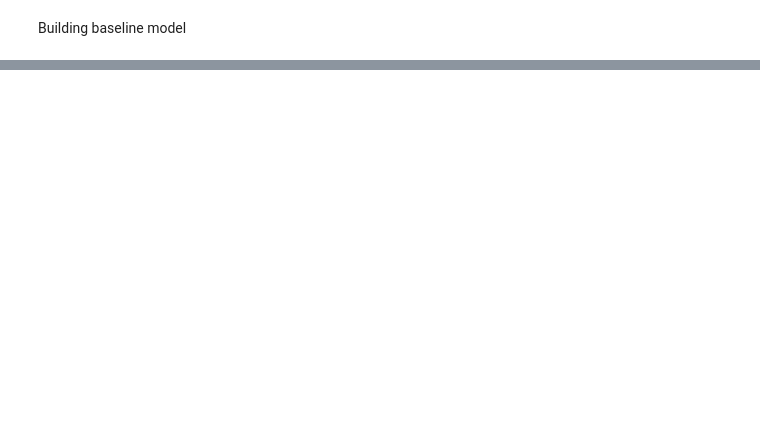
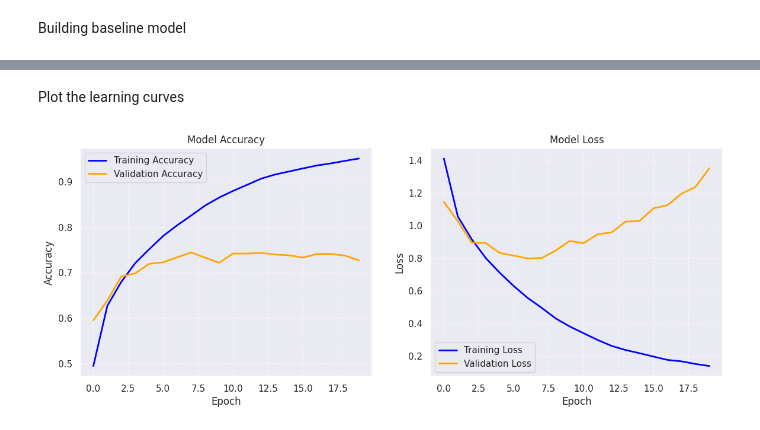
Before and after one commit to Clopo10/Model_optimization, a Jupyter notebook: models/image.ipynb, the cells around one changed output, grey strips where cells are left out. Saved outputs shown, nothing was run; the diff lists cells and outputs as text; code cells hidden in the pictures; blank space fills up the shorter version.

```diff
--- a/models/image.ipynb
+++ b/models/image.ipynb
@@ -77,0 +306,16 @@ Baseline CV accuracy: 61.32% (+/- 0.57%)
+# %%
+# 1. Get the best hyperparameters from the Bayesian Optimization tuner
+best_hps = tuners["Bayesian_Optimization"].get_best_hyperparameters(num_trials=1)[0]
+
+# 2. Build a brand new model using those winning parameters
+final_model = tuners["Bayesian_Optimization"].hypermodel.build(best_hps)
+
+print("Training Final Model for 20 Epochs...")
+
+# 3. Train the model and save the history
+history = final_model.fit(
+    train_dataset,
+    epochs=20,
+    validation_data=val_dataset,
+    verbose=1
+)
@@ -77,0 +340,27 @@ Baseline CV accuracy: 61.32% (+/- 0.57%)
+# %% [markdown]
+Plot the learning curves
+# %%
+# Create a figure with two subplots side-by-side
+fig, (ax1, ax2) = plt.subplots(1, 2, figsize=(14, 5))
+
+# --- Plot 1: Accuracy ---
+ax1.plot(history.history['accuracy'], label='Training Accuracy', color='blue', linewidth=2)
+ax1.plot(history.history['val_accuracy'], label='Validation Accuracy', color='orange', linewidth=2)
+ax1.set_title('Model Accuracy')
+ax1.set_xlabel('Epoch')
+ax1.set_ylabel('Accuracy')
+ax1.legend()
+ax1.grid(True, linestyle='--', alpha=0.6)
+
+# --- Plot 2: Loss ---
+ax2.plot(history.history['loss'], label='Training Loss', color='blue', linewidth=2)
+ax2.plot(history.history['val_loss'], label='Validation Loss', color='orange', linewidth=2)
+ax2.set_title('Model Loss')
+ax2.set_xlabel('Epoch')
+ax2.set_ylabel('Loss')
+ax2.legend()
+ax2.grid(True, linestyle='--', alpha=0.6)
+
+plt.show()
+# %% [output]
+[figure, added]
```
Also changed, not shown: parts of 17 cells of this notebook, 5 other files.
